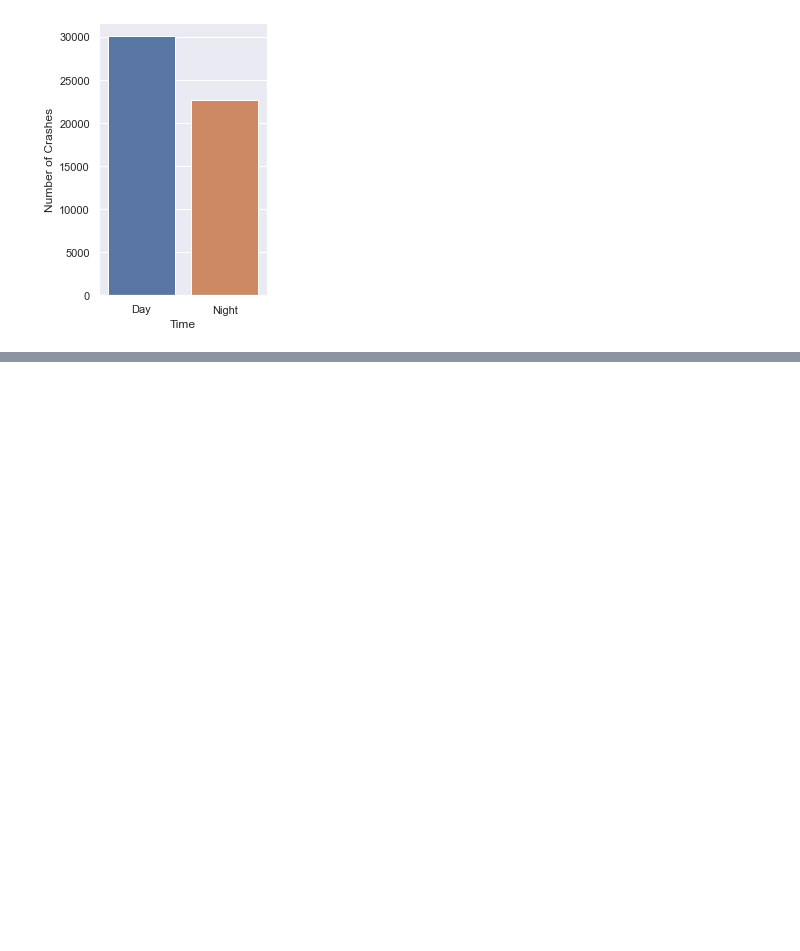
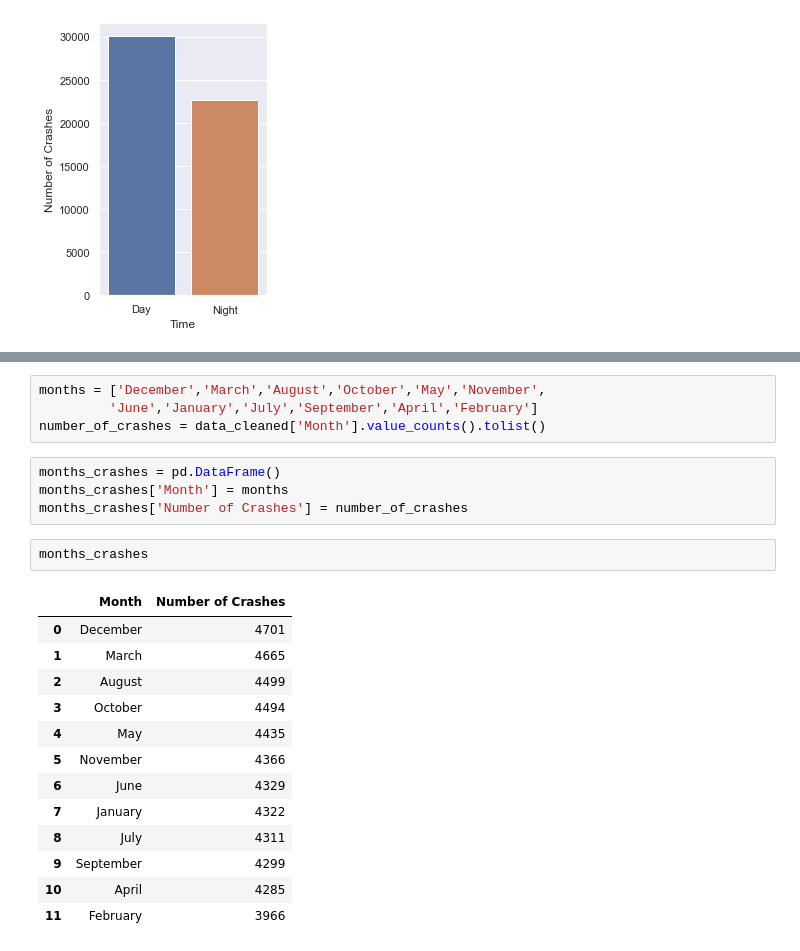
Before and after one commit to 3rda/Portfolio, a Jupyter notebook: Australian Car Crashes./Crash_EDA.ipynb, the cells around one changed output, grey strips where cells are left out. Saved outputs shown, nothing was run; the diff lists cells and outputs as text; blank space fills up the shorter version.

```diff
--- a/Australian Car Crashes./Crash_EDA.ipynb
+++ b/Australian Car Crashes./Crash_EDA.ipynb
@@ -365,0 +435,24 @@ sns.barplot(days_crash['Days'],days_crash['Number of Crashes'])
+# %%
+months = ['December','March','August','October','May','November',
+         'June','January','July','September','April','February']
+number_of_crashes = data_cleaned['Month'].value_counts().tolist()
+# %%
+months_crashes = pd.DataFrame()
+months_crashes['Month'] = months
+months_crashes['Number of Crashes'] = number_of_crashes
+# %%
+months_crashes
+# %% [output]
+|  | Month | Number of Crashes |
+| 0 | December | 4701 |
+| 1 | March | 4665 |
+| 2 | August | 4499 |
+| 3 | October | 4494 |
+| 4 | May | 4435 |
+| 5 | November | 4366 |
+| 6 | June | 4329 |
+| 7 | January | 4322 |
+| 8 | July | 4311 |
+| 9 | September | 4299 |
+| 10 | April | 4285 |
+| 11 | February | 3966 |
```
Also changed, not shown: parts of 26 cells of this notebook.
